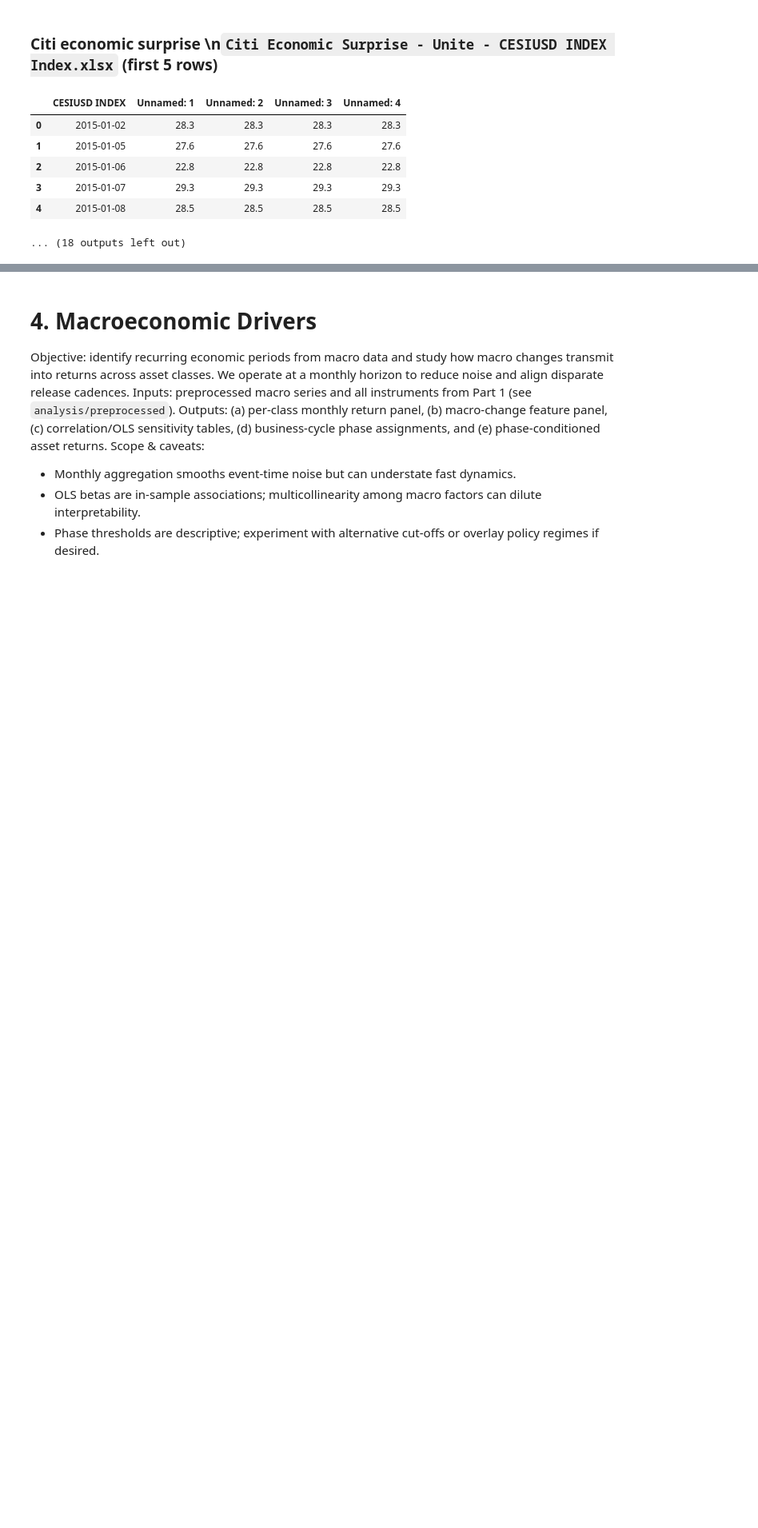
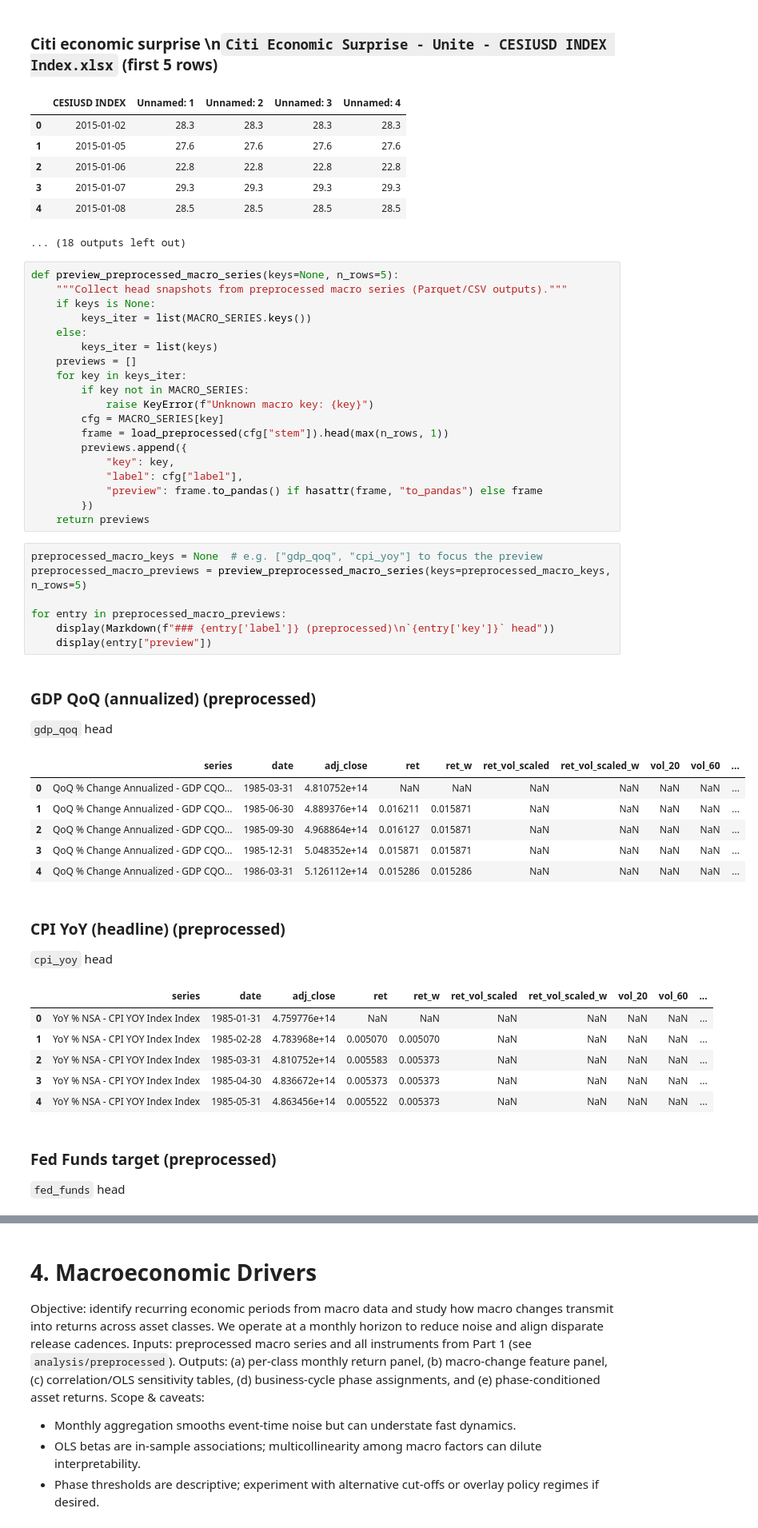
Before and after one commit to kecheng-shi/Nexus-data-preprocessing, a Jupyter notebook: Nexus Data Analysis.ipynb, the cells around one changed output, grey strips where cells are left out. Shown at 80% size. Cells and saved outputs as stored; diff of their text form; blank space fills up the shorter version.

```diff
--- a/Nexus Data Analysis.ipynb
+++ b/Nexus Data Analysis.ipynb
@@ -858,3 +858,48 @@ for entry in raw_macro_previews:
 | 3 | 2015-01-07 | 29.3 | 29.3 | 29.3 | 29.3 |
 | 4 | 2015-01-08 | 28.5 | 28.5 | 28.5 | 28.5 |
 ... (18 outputs left out)
+# %%
+def preview_preprocessed_macro_series(keys=None, n_rows=5):
+    """Collect head snapshots from preprocessed macro series (Parquet/CSV outputs)."""
+    if keys is None:
+        keys_iter = list(MACRO_SERIES.keys())
+    else:
+        keys_iter = list(keys)
+    previews = []
+    for key in keys_iter:
+        if key not in MACRO_SERIES:
+            raise KeyError(f"Unknown macro key: {key}")
+        cfg = MACRO_SERIES[key]
+        frame = load_preprocessed(cfg["stem"]).head(max(n_rows, 1))
+        previews.append({
+            "key": key,
+            "label": cfg["label"],
+            "preview": frame.to_pandas() if hasattr(frame, "to_pandas") else frame
+        })
+    return previews
+# %%
+preprocessed_macro_keys = None  # e.g. ["gdp_qoq", "cpi_yoy"] to focus the preview
+preprocessed_macro_previews = preview_preprocessed_macro_series(keys=preprocessed_macro_keys, n_rows=5)
+
+for entry in preprocessed_macro_previews:
+    display(Markdown(f"### {entry['label']} (preprocessed)\n`{entry['key']}` head"))
+    display(entry["preview"])
+# %% [output]
+### GDP QoQ (annualized) (preprocessed)
+`gdp_qoq` head
+|  | series | date | adj_close | ret | ret_w | ret_vol_scaled | ret_vol_scaled_w | vol_20 | vol_60 | ... |
+| 0 | QoQ % Change Annualized - GDP CQO... | 1985-03-31 | 4.810752e+14 | NaN | NaN | NaN | NaN | NaN | NaN | ... |
+| 1 | QoQ % Change Annualized - GDP CQO... | 1985-06-30 | 4.889376e+14 | 0.016211 | 0.015871 | NaN | NaN | NaN | NaN | ... |
+| 2 | QoQ % Change Annualized - GDP CQO... | 1985-09-30 | 4.968864e+14 | 0.016127 | 0.015871 | NaN | NaN | NaN | NaN | ... |
+| 3 | QoQ % Change Annualized - GDP CQO... | 1985-12-31 | 5.048352e+14 | 0.015871 | 0.015871 | NaN | NaN | NaN | NaN | ... |
+| 4 | QoQ % Change Annualized - GDP CQO... | 1986-03-31 | 5.126112e+14 | 0.015286 | 0.015286 | NaN | NaN | NaN | NaN | ... |
+### CPI YoY (headline) (preprocessed)
+`cpi_yoy` head
+|  | series | date | adj_close | ret | ret_w | ret_vol_scaled | ret_vol_scaled_w | vol_20 | vol_60 | ... |
+| 0 | YoY % NSA - CPI YOY Index Index | 1985-01-31 | 4.759776e+14 | NaN | NaN | NaN | NaN | NaN | NaN | ... |
+| 1 | YoY % NSA - CPI YOY Index Index | 1985-02-28 | 4.783968e+14 | 0.005070 | 0.005070 | NaN | NaN | NaN | NaN | ... |
+| 2 | YoY % NSA - CPI YOY Index Index | 1985-03-31 | 4.810752e+14 | 0.005583 | 0.005373 | NaN | NaN | NaN | NaN | ... |
+| 3 | YoY % NSA - CPI YOY Index Index | 1985-04-30 | 4.836672e+14 | 0.005373 | 0.005373 | NaN | NaN | NaN | NaN | ... |
+| 4 | YoY % NSA - CPI YOY Index Index | 1985-05-31 | 4.863456e+14 | 0.005522 | 0.005373 | NaN | NaN | NaN | NaN | ... |
+### Fed Funds target (preprocessed)
+`fed_funds` head
```
Also changed, not shown: parts of 1 cell of this notebook.
